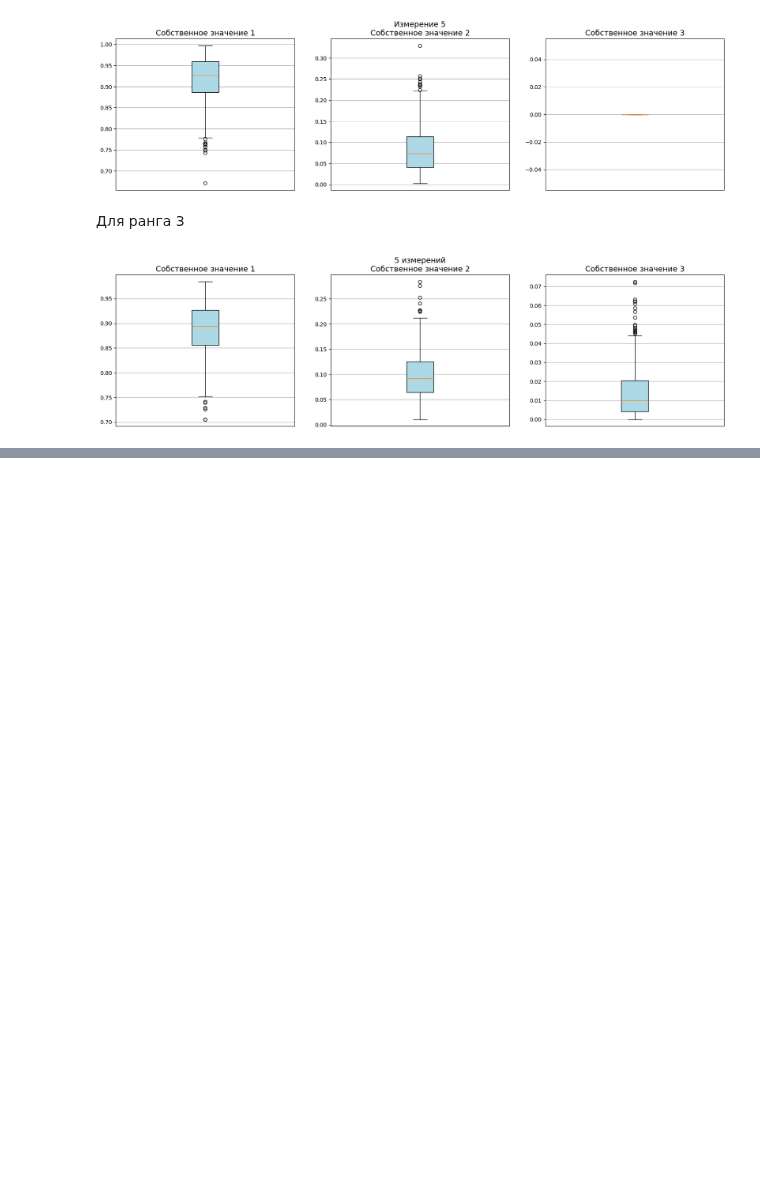
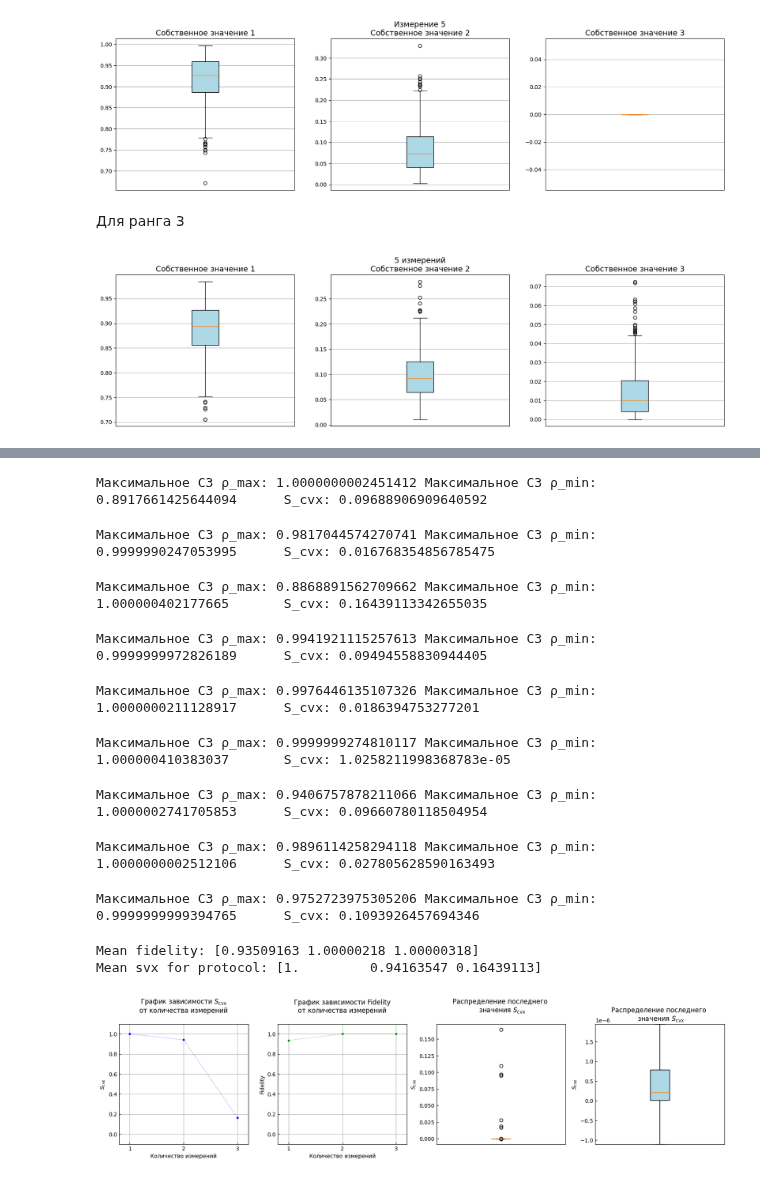
Before and after one commit to Denis-chupa/Quantum_tools, a Jupyter notebook: Tomography/src/research_data/research_eigenvalue.ipynb, the cells around one changed output, grey strips where cells are left out. Saved outputs shown, nothing was run; the diff lists cells and outputs as text; code cells hidden in the pictures; blank space fills up the shorter version.

```diff
--- a/Tomography/src/research_data/research_eigenvalue.ipynb
+++ b/Tomography/src/research_data/research_eigenvalue.ipynb
@@ -541,0 +597,53 @@ plt.show()
+# %%
+from Qutrit import*
+from Adaptive_compresive_cending_qutrit import*
+
+protocol = [Gl_4(pi / 8) @ Gl_8(0), Gl_4(0) @ Gl_8(pi / 8), Gl_4(0) @ Gl_8(0)]
+rank = 1
+tomography = ACT(protocol, rank, 3)
+
+x = np.array([1, 2, 3])
+svx_list = []
+fidelity_list = []
+N = 500
+
+
+for i in tqdm(range(N)):
+    svx_list_one_measurement, fidelity_list_one_measurement, fidelity_x_min, fidelity_x_max,\
+    x_min_list, x_max_list, state_ml = tomography.main(rank_psevdoin=rank, epsilon_ml=10*-11, epsilon_act=10**-6,\
+                                                        max_iters_in_semidefinite_program=10**8)
+    for ind_min in range(len(x_min_list)):
+        x_min_list[ind_min] = np.array([[complex(item) for item in row] for row in x_min_list[ind_min]])
+    for ind_max in range(len(x_max_list)):
+        x_max_list[ind_max] = np.array([[complex(item) for item in row] for row in x_max_list[ind_max]])
+
+    fidelity_list_xmax_xmin = [tomography.Fidelity(x_min_list[0], x_max_list[0]), tomography.Fidelity(x_min_list[1], x_max_list[1]), tomography.Fidelity(x_min_list[2], x_max_list[2])]#, tomography_1.Fidelity(x_min_list[3], x_max_list[3])]
+    if svx_list_one_measurement is not np.inf :
+        svx_list.append(svx_list_one_measurement)
+        fidelity_list.append(np.abs(fidelity_list_xmax_xmin))
+        if svx_list_one_measurement[-1] > 10**-5:
+            eigenvalues_max, _ = np.linalg.eig(x_max_list[-1])
+            eigenvalues_min, _ = np.linalg.eig(x_min_list[-1])
+            print("Максимальное СЗ ρ_max:", np.real(max(eigenvalues_max)), "Максимальное СЗ ρ_min:", np.real(max(eigenvalues_min)),\
+                  "\t S_cvx:", svx_list_one_measurement[-1])
+
+s_cvx_max = np.max(np.array(svx_list),axis = 0)
+fidelity_max = np.max((fidelity_list), axis = 0)
+
+
+print("Mean fidelity:", fidelity_max)
+print("Mean svx for protocol:", s_cvx_max)
+pl_fid_s_cvx_distr_plus(x, s_cvx_max, fidelity_max, np.array(svx_list)[:, -1])
+# %% [output]
+Максимальное СЗ ρ_max: 1.0000000002451412 Максимальное СЗ ρ_min: 0.8917661425644094      S_cvx: 0.09688906909640592
+Максимальное СЗ ρ_max: 0.9817044574270741 Максимальное СЗ ρ_min: 0.9999990247053995      S_cvx: 0.016768354856785475
+Максимальное СЗ ρ_max: 0.8868891562709662 Максимальное СЗ ρ_min: 1.000000402177665       S_cvx: 0.16439113342655035
+Максимальное СЗ ρ_max: 0.9941921115257613 Максимальное СЗ ρ_min: 0.9999999972826189      S_cvx: 0.09494558830944405
+Максимальное СЗ ρ_max: 0.9976446135107326 Максимальное СЗ ρ_min: 1.0000000211128917      S_cvx: 0.0186394753277201
+Максимальное СЗ ρ_max: 0.9999999274810117 Максимальное СЗ ρ_min: 1.000000410383037       S_cvx: 1.0258211998368783e-05
+Максимальное СЗ ρ_max: 0.9406757878211066 Максимальное СЗ ρ_min: 1.0000002741705853      S_cvx: 0.09660780118504954
+Максимальное СЗ ρ_max: 0.9896114258294118 Максимальное СЗ ρ_min: 1.0000000002512106      S_cvx: 0.027805628590163493
+Максимальное СЗ ρ_max: 0.9752723975305206 Максимальное СЗ ρ_min: 0.9999999999394765      S_cvx: 0.1093926457694346
+Mean fidelity: [0.93509163 1.00000218 1.00000318]
+Mean svx for protocol: [1.         0.94163547 0.16439113]
+[figure, added]
```
Also changed, not shown: parts of 5 cells of this notebook, 1 other file.
